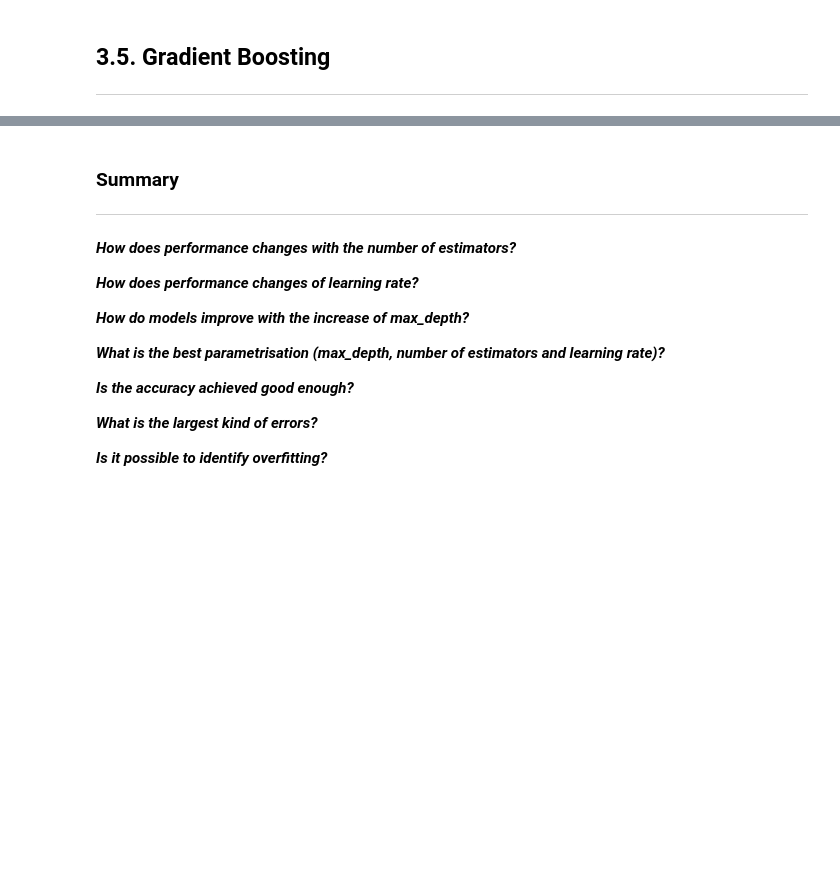
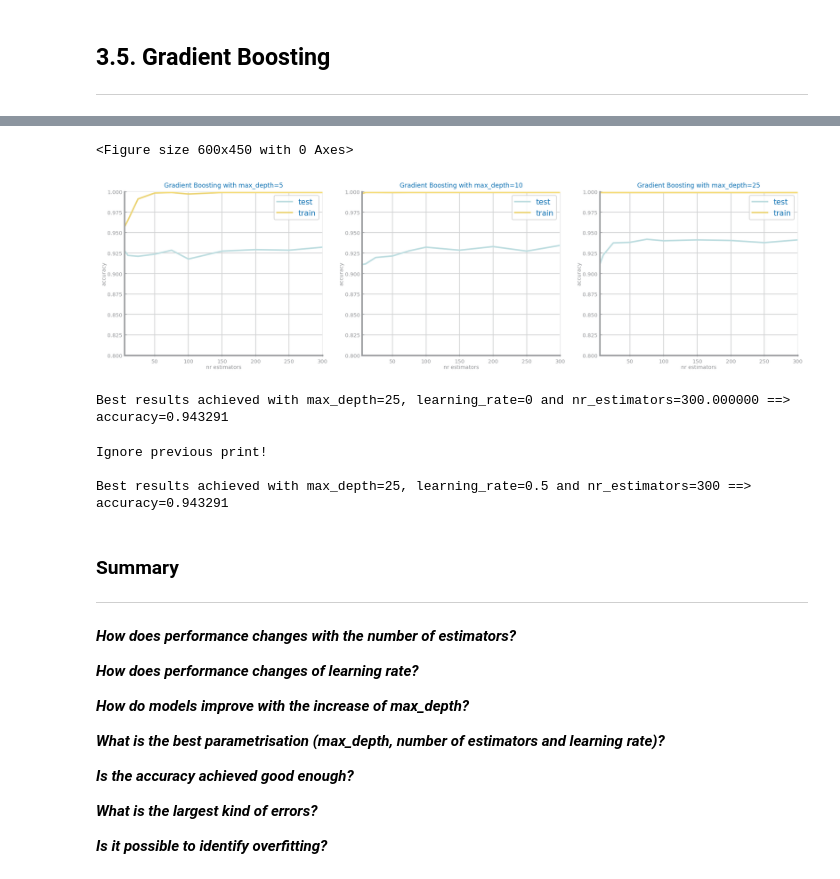
Before and after one commit to filipesousaist/ds_project, a Jupyter notebook: dataset2/Gradient Boosting/3_Classification.ipynb, the cells around one changed output, grey strips where cells are left out. Cells and saved outputs as stored; diff of their text form; code cells hidden in the pictures; blank space fills up the shorter version.

Commit message:
Gradient boosting dataset 2

```diff
--- a/dataset2/Gradient Boosting/3_Classification.ipynb
+++ b/dataset2/Gradient Boosting/3_Classification.ipynb
@@ -73,3 +73,39 @@ ds.plot_evaluation_results(labels, trnY, prd_trn, tstY, prd_tst, showXTickLabels
+# %%
+learning_rate = [best[1]]
+
+plt.figure()
+fig, axs = plt.subplots(1, len(max_depths), figsize=(16, 4), squeeze=False)
+for k in range(len(max_depths)):
+    d = max_depths[k]
+    values = {}
+    for lr in learning_rate:
+        yvalues = []
+        yvalues_train = []
+        for n in n_estimators:
+            gb = GradientBoostingClassifier(n_estimators=n, max_depth=d, learning_rate=lr)
+            gb.fit(trnX, trnY)
+            prdY = gb.predict(tstX)
+            prdY_train = gb.predict(trnX)
+            yvalues.append(metrics.accuracy_score(tstY, prdY))
+            yvalues_train.append(metrics.accuracy_score(trnY, prdY_train))
+        values['test'] = yvalues
+        values['train'] = yvalues_train
+    ds.multiple_line_chart(n_estimators, values, ax=axs[0, k], title='Gradient Boosting with max_depth=%d'%d,
+                           xlabel='nr estimators', ylabel='accuracy', percentage=True, yrange=(0.8, 1))
+
+plt.show()
+print('Best results achieved with max_depth=%d, learning_rate=%.1f and nr_estimators=%d ==> accuracy=%f'%(best[0], best[1], best[2], last_best))
+# %% [output]
+<Figure size 600x450 with 0 Axes>
+[figure, added]
+Best results achieved with max_depth=25, learning_rate=0 and nr_estimators=300.000000 ==> accuracy=0.943291
+# %%
+print('Ignore previous print!\n')
+print('Best results achieved with max_depth=%d, learning_rate=%.1f and nr_estimators=%d ==> accuracy=%f'%(best[0], best[1], best[2], last_best))
+# %% [output]
+Ignore previous print!
+
+Best results achieved with max_depth=25, learning_rate=0.5 and nr_estimators=300 ==> accuracy=0.943291
 # %% [markdown]
 ### Summary
 
```
Also changed, not shown: parts of 2 cells of this notebook, 10 other files.
